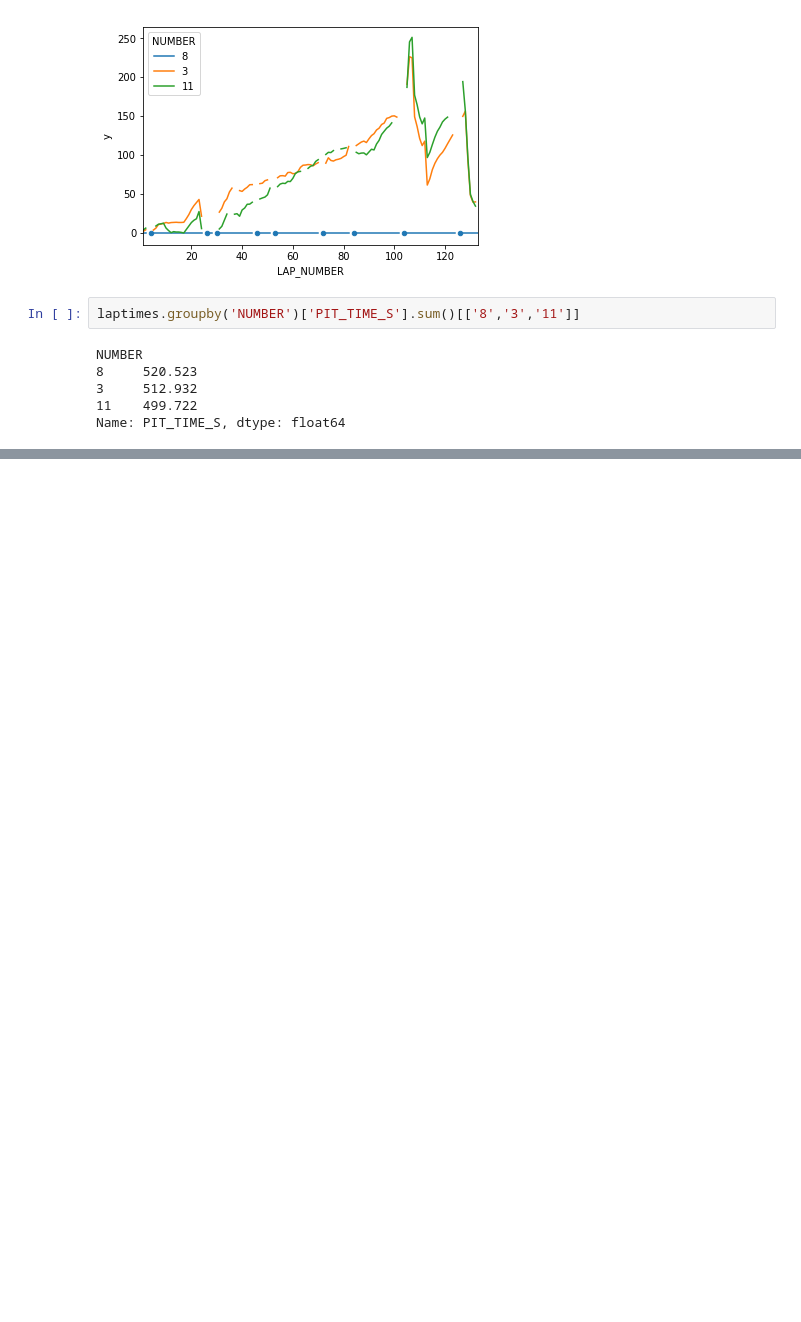
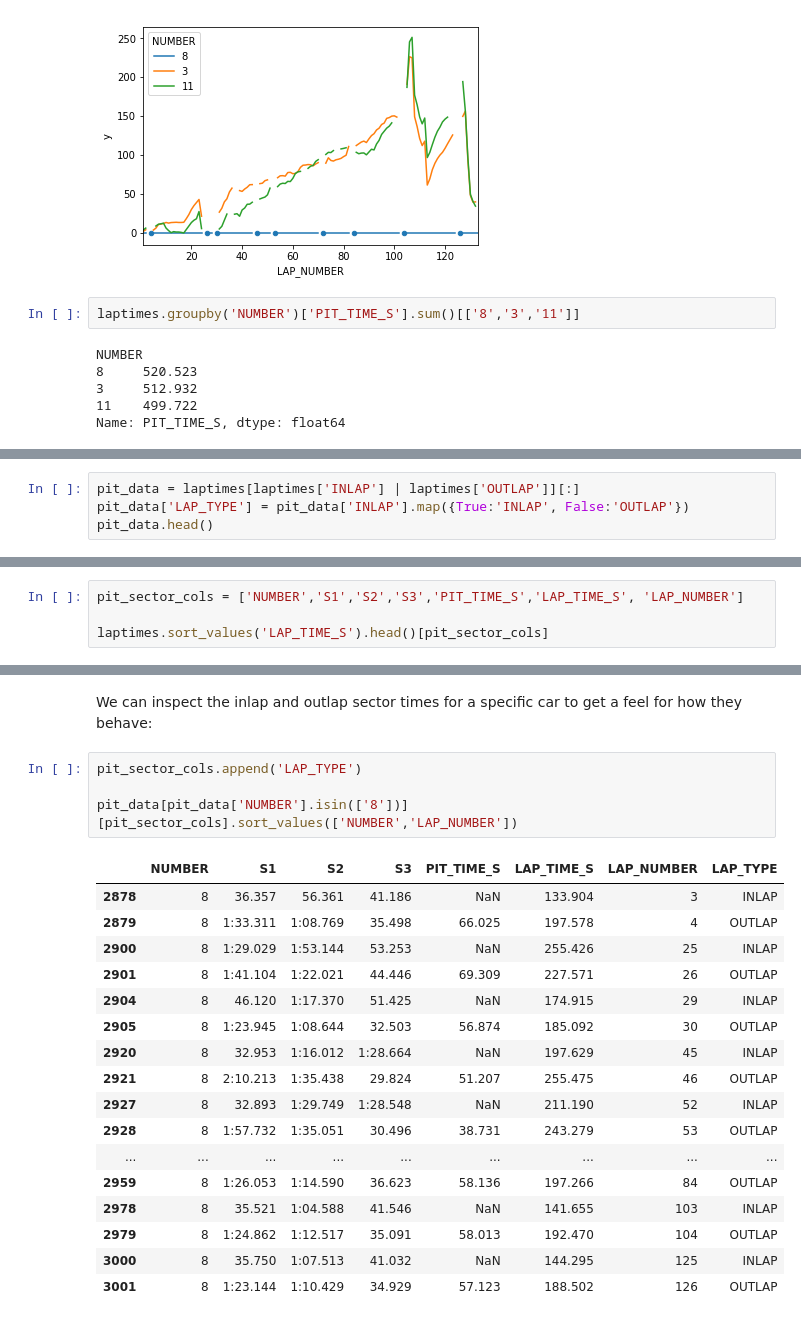
Before and after one commit to f1datajunkie/WEC, a Jupyter notebook: notebooks/Pace Tables.ipynb, the cells around one changed output, grey strips where cells are left out. Cells and saved outputs as stored; diff of their text form; blank space fills up the shorter version.

Commit message:
Some more sketching around the pace tables

```diff
--- a/notebooks/Pace Tables.ipynb
+++ b/notebooks/Pace Tables.ipynb
@@ -313,0 +339,4 @@ Name: PIT_TIME_S, dtype: float64
+# %%
+pit_data = laptimes[laptimes['INLAP'] | laptimes['OUTLAP']][:]
+pit_data['LAP_TYPE'] = pit_data['INLAP'].map({True:'INLAP', False:'OUTLAP'})
+pit_data.head()
@@ -313,0 +353,4 @@ Name: PIT_TIME_S, dtype: float64
+# %%
+pit_sector_cols = ['NUMBER','S1','S2','S3','PIT_TIME_S','LAP_TIME_S', 'LAP_NUMBER']
+
+laptimes.sort_values('LAP_TIME_S').head()[pit_sector_cols]
@@ -313,0 +364,24 @@ Name: PIT_TIME_S, dtype: float64
+# %% [markdown]
+We can inspect the inlap and outlap sector times for a specific car to get a feel for how they behave:
+# %%
+pit_sector_cols.append('LAP_TYPE')
+
+pit_data[pit_data['NUMBER'].isin(['8'])][pit_sector_cols].sort_values(['NUMBER','LAP_NUMBER'])
+# %% [output]
+|  | NUMBER | S1 | S2 | S3 | PIT_TIME_S | LAP_TIME_S | LAP_NUMBER | LAP_TYPE |
+| 2878 | 8 | 36.357 | 56.361 | 41.186 | NaN | 133.904 | 3 | INLAP |
+| 2879 | 8 | 1:33.311 | 1:08.769 | 35.498 | 66.025 | 197.578 | 4 | OUTLAP |
+| 2900 | 8 | 1:29.029 | 1:53.144 | 53.253 | NaN | 255.426 | 25 | INLAP |
+| 2901 | 8 | 1:41.104 | 1:22.021 | 44.446 | 69.309 | 227.571 | 26 | OUTLAP |
+| 2904 | 8 | 46.120 | 1:17.370 | 51.425 | NaN | 174.915 | 29 | INLAP |
+| 2905 | 8 | 1:23.945 | 1:08.644 | 32.503 | 56.874 | 185.092 | 30 | OUTLAP |
+| 2920 | 8 | 32.953 | 1:16.012 | 1:28.664 | NaN | 197.629 | 45 | INLAP |
+| 2921 | 8 | 2:10.213 | 1:35.438 | 29.824 | 51.207 | 255.475 | 46 | OUTLAP |
+| 2927 | 8 | 32.893 | 1:29.749 | 1:28.548 | NaN | 211.190 | 52 | INLAP |
+| 2928 | 8 | 1:57.732 | 1:35.051 | 30.496 | 38.731 | 243.279 | 53 | OUTLAP |
+| ... | ... | ... | ... | ... | ... | ... | ... | ... |
+| 2959 | 8 | 1:26.053 | 1:14.590 | 36.623 | 58.136 | 197.266 | 84 | OUTLAP |
+| 2978 | 8 | 35.521 | 1:04.588 | 41.546 | NaN | 141.655 | 103 | INLAP |
+| 2979 | 8 | 1:24.862 | 1:12.517 | 35.091 | 58.013 | 192.470 | 104 | OUTLAP |
+| 3000 | 8 | 35.750 | 1:07.513 | 41.032 | NaN | 144.295 | 125 | INLAP |
+| 3001 | 8 | 1:23.144 | 1:10.429 | 34.929 | 57.123 | 188.502 | 126 | OUTLAP |
```
Also changed, not shown: parts of 21 cells of this notebook, 1 other file.
